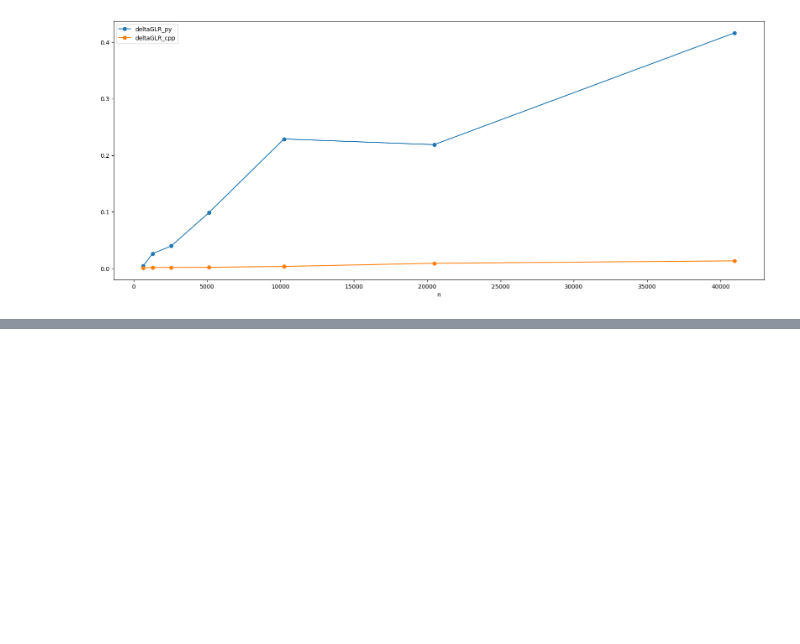
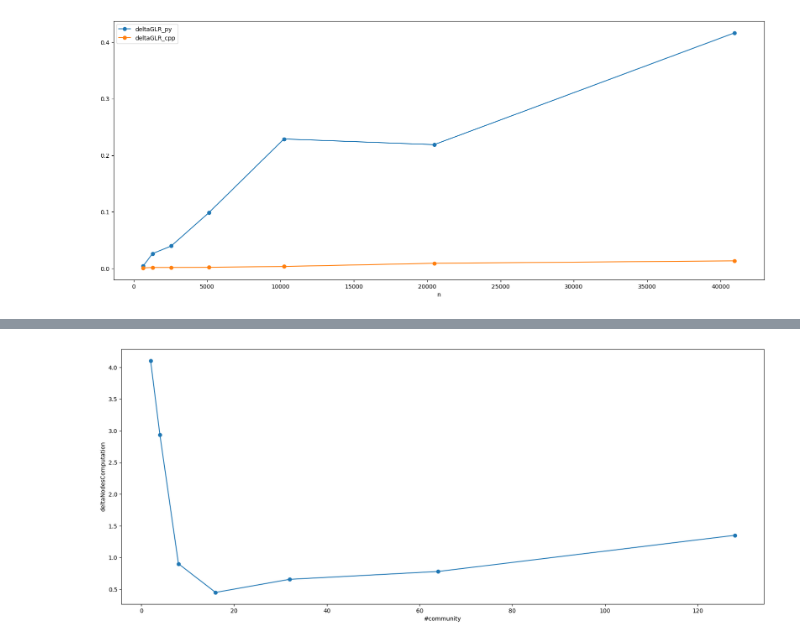
Before and after one commit to RobyBobby24/AlgorithmEngineering, a Jupyter notebook: analysis/double_experiment.ipynb, the cells around one changed output, grey strips where cells are left out. Drawn from its saved outputs; the diff is of its cells as text; code cells hidden in the pictures; blank space fills up the shorter version.

```diff
--- a/analysis/double_experiment.ipynb
+++ b/analysis/double_experiment.ipynb
@@ -704,0 +755,4 @@ plot_column(comparison, ['deltaGLR_py', 'deltaGLR_cpp'], one_ax=True)
+# %%
+plot_column(dexpcommunityundirected, ["deltaNodesComputation"])
+# %% [output]
+[figure, added]
```
Also changed, not shown: parts of 14 cells of this notebook, 2 other files.
